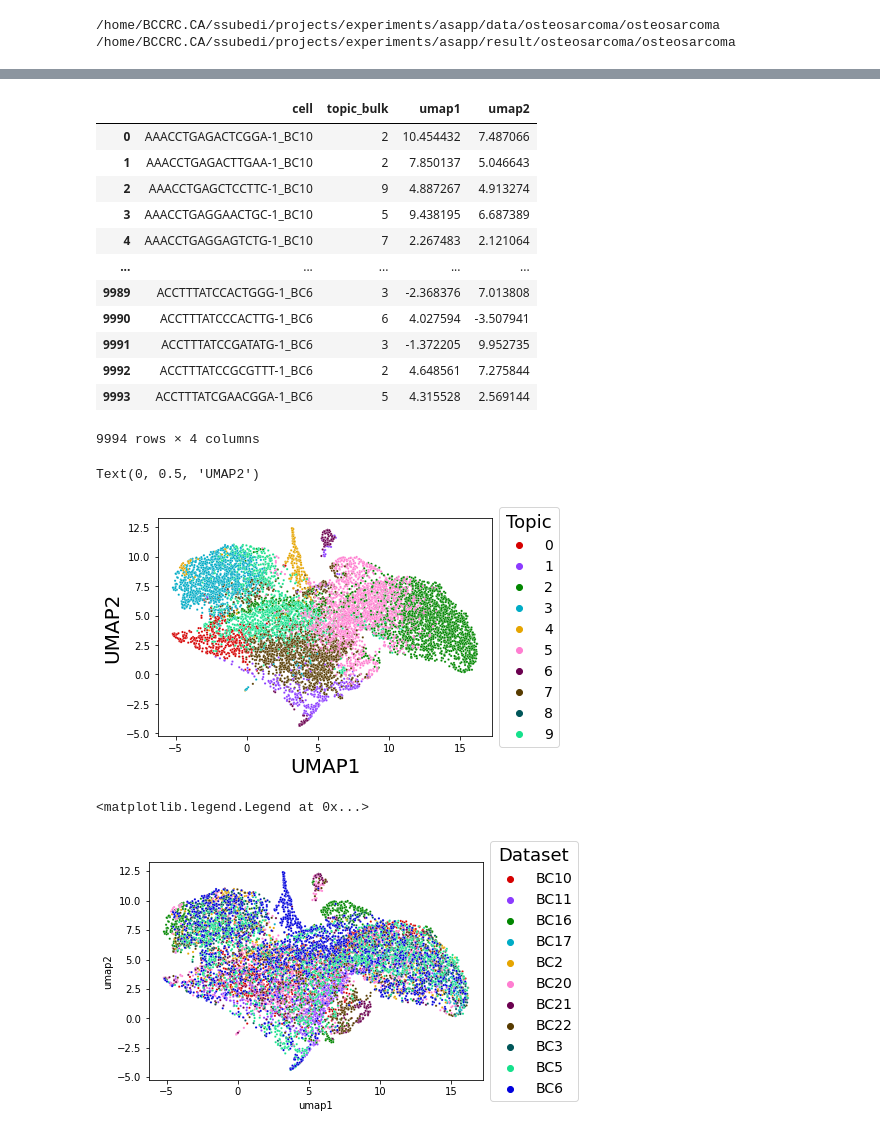
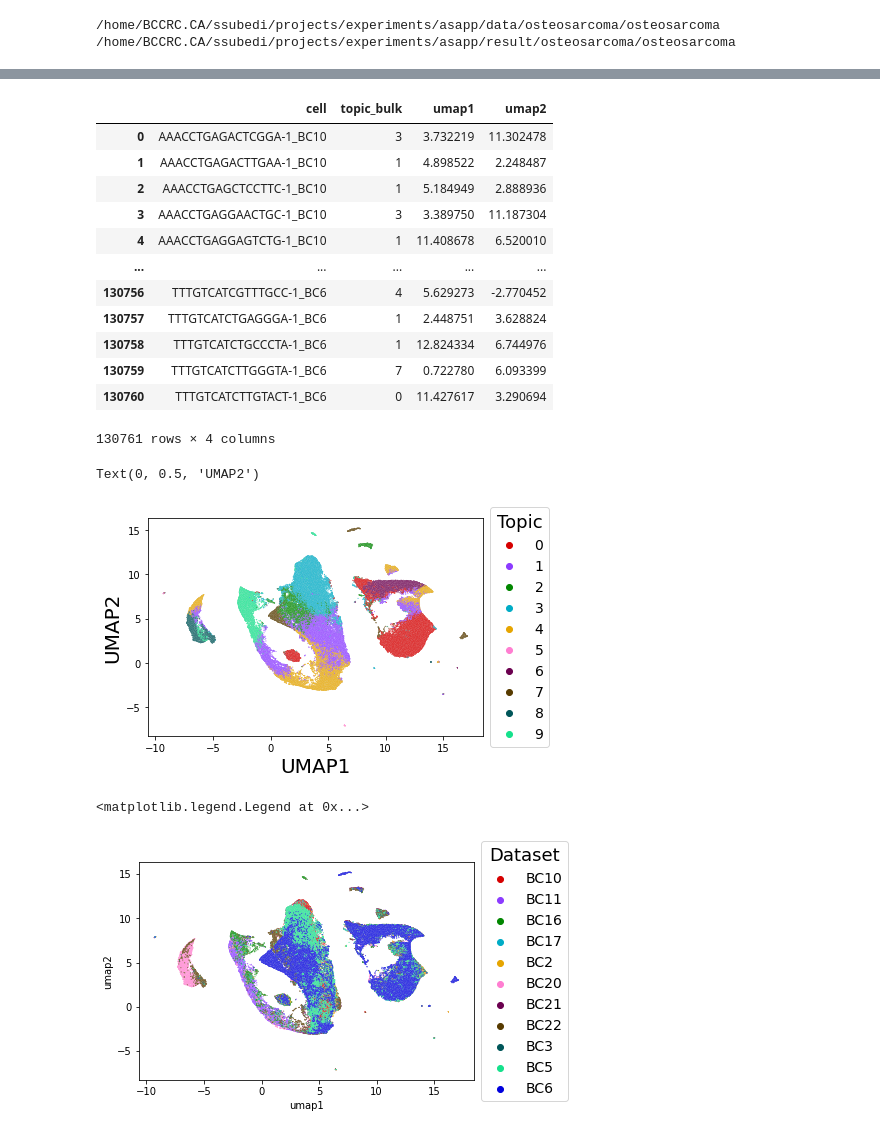
Before and after one commit to causalpathlab/asapp, a Jupyter notebook: examples/1_osteosarcoma.ipynb, the cells around one changed output, grey strips where cells are left out. Saved outputs shown, nothing was run; the diff lists cells and outputs as text; code cells hidden in the pictures.

```diff
--- a/examples/1_osteosarcoma.ipynb
+++ b/examples/1_osteosarcoma.ipynb
@@ -43,10 +44,7 @@ print(dl.outpath)
 /home/BCCRC.CA/ssubedi/projects/experiments/asapp/data/osteosarcoma/osteosarcoma
 /home/BCCRC.CA/ssubedi/projects/experiments/asapp/result/osteosarcoma/osteosarcoma
 # %%
-model = np.load(sample_out+'_10000_dcnmf.npz')
+model = np.load(sample_out+'_pobc_dcnmf.npz')
-# %%
-dl.batch_label = [ x for x in model['batch_label']]
-dl.barcodes = [ x for x in model['barcodes']]
 # %%
 df_beta = pd.DataFrame(model['beta'].T)
 df_beta.columns = dl.genes
@@ -74,7 +72,7 @@ scaled = scaler.fit_transform(df_theta.to_numpy())
 kmeans = KMeans(n_clusters=10, init='k-means++',random_state=0).fit(scaled)
 df_umap['topic_bulk'] = kmeans.labels_
 
-umap_2d = umap.UMAP(n_components=2, init='random', random_state=0,min_dist=0.5,metric='cosine')
+umap_2d = umap.UMAP(n_components=2, init='random', random_state=0,min_dist=0.0,metric='cosine')
 proj_2d = umap_2d.fit(df_theta.iloc[:,1:])
 df_umap[['umap1','umap2']] = umap_2d.embedding_[:,[0,1]]
 df_umap
@@ -83,33 +81,33 @@ df_umap
 # df_umap.columns = ['cell','umap1','umap2']
 # %% [output]
 |  | cell | topic_bulk | umap1 | umap2 |
-| 0 | AAACCTGAGACTCGGA-1_BC10 | 2 | 10.454432 | 7.487066 |
-| 1 | AAACCTGAGACTTGAA-1_BC10 | 2 | 7.850137 | 5.046643 |
-| 2 | AAACCTGAGCTCCTTC-1_BC10 | 9 | 4.887267 | 4.913274 |
-| 3 | AAACCTGAGGAACTGC-1_BC10 | 5 | 9.438195 | 6.687389 |
-| 4 | AAACCTGAGGAGTCTG-1_BC10 | 7 | 2.267483 | 2.121064 |
+| 0 | AAACCTGAGACTCGGA-1_BC10 | 3 | 3.732219 | 11.302478 |
+| 1 | AAACCTGAGACTTGAA-1_BC10 | 1 | 4.898522 | 2.248487 |
+| 2 | AAACCTGAGCTCCTTC-1_BC10 | 1 | 5.184949 | 2.888936 |
+| 3 | AAACCTGAGGAACTGC-1_BC10 | 3 | 3.389750 | 11.187304 |
+| 4 | AAACCTGAGGAGTCTG-1_BC10 | 1 | 11.408678 | 6.520010 |
 | ... | ... | ... | ... | ... |
-| 9989 | ACCTTTATCCACTGGG-1_BC6 | 3 | -2.368376 | 7.013808 |
-| 9990 | ACCTTTATCCCACTTG-1_BC6 | 6 | 4.027594 | -3.507941 |
-| 9991 | ACCTTTATCCGATATG-1_BC6 | 3 | -1.372205 | 9.952735 |
-| 9992 | ACCTTTATCCGCGTTT-1_BC6 | 2 | 4.648561 | 7.275844 |
-| 9993 | ACCTTTATCGAACGGA-1_BC6 | 5 | 4.315528 | 2.569144 |
+| 130756 | TTTGTCATCGTTTGCC-1_BC6 | 4 | 5.629273 | -2.770452 |
+| 130757 | TTTGTCATCTGAGGGA-1_BC6 | 1 | 2.448751 | 3.628824 |
+| 130758 | TTTGTCATCTGCCCTA-1_BC6 | 1 | 12.824334 | 6.744976 |
+| 130759 | TTTGTCATCTTGGGTA-1_BC6 | 7 | 0.722780 | 6.093399 |
+| 130760 | TTTGTCATCTTGTACT-1_BC6 | 0 | 11.427617 | 3.290694 |
-9994 rows × 4 columns
+130761 rows × 4 columns
 # %%
 cp = sns.color_palette(cc.glasbey_dark, n_colors=len(df_umap['topic_bulk'].unique()))
-p = sns.scatterplot(data=df_umap, x='umap1', y='umap2', hue='topic_bulk',s=5,palette=cp,legend=True)
+p = sns.scatterplot(data=df_umap, x='umap1', y='umap2', hue='topic_bulk',s=1,palette=cp,legend=True)
 plt.legend(title='Topic',title_fontsize=18, fontsize=14,loc='center left', bbox_to_anchor=(1, 0.5))
 # p.axes.set_title("topics from bulkNMF",fontsize=30)
 p.set_xlabel("UMAP1",fontsize=20)
 p.set_ylabel("UMAP2",fontsize=20)
 # %% [output]
 Text(0, 0.5, 'UMAP2')
-[figure, old version]
+[figure, new version]
 # %%
 df_umap['batch'] = [x.split('_')[1]for x in df_umap['cell']]
 cp = sns.color_palette(cc.glasbey_dark, n_colors=len(df_umap['batch'].unique()))
-p = sns.scatterplot(data=df_umap, x='umap1', y='umap2', hue='batch',s=5,palette=cp,legend=True)
+p = sns.scatterplot(data=df_umap, x='umap1', y='umap2', hue='batch',s=1,palette=cp,legend=True)
 plt.legend(title='Dataset',title_fontsize=18, fontsize=14,loc='center left', bbox_to_anchor=(1, 0.5))
 # %% [output]
 <matplotlib.legend.Legend at 0x...>
-[figure, old version]
+[figure, new version]
```
Also changed, not shown: parts of 14 cells of this notebook, 4 other files.
